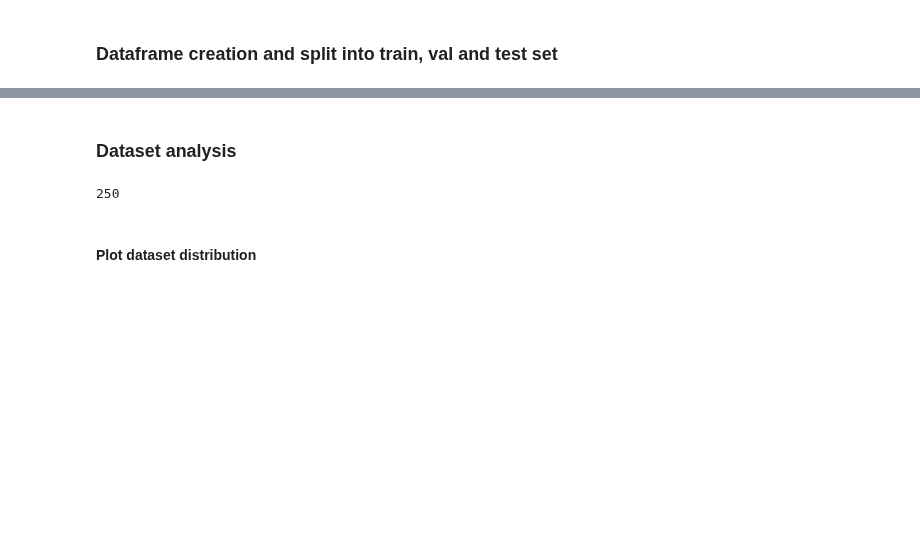
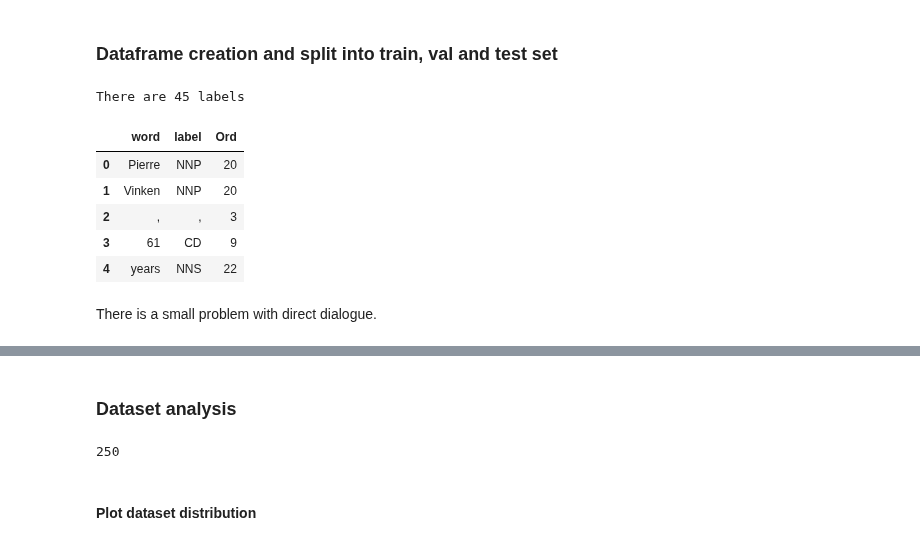
Before and after one commit to younik/pos-tagging, a Jupyter notebook: word-tagging/Assignment_1.ipynb, the cells around one changed output, grey strips where cells are left out. Cells and saved outputs as stored; diff of their text form; code cells hidden in the pictures; blank space fills up the shorter version.

Commit message:
Aggiunti encoding delle label e divisione in frasi

```diff
--- a/word-tagging/Assignment_1.ipynb
+++ b/word-tagging/Assignment_1.ipynb
@@ -178,3 +180,8 @@ val_set = pd.concat(dfs[100:150], ignore_index=True)
 test_set = pd.concat(dfs[150:199], ignore_index=True)
 
 labels = dataset['label'].unique()
+# %%
+n_labels = len(labels)
+print(f'There are {n_labels} labels')
+# %% [output]
+There are 45 labels
@@ -180,0 +192,31 @@ labels = dataset['label'].unique()
+# %%
+#OneHotEncoding
+encoder = OneHotEncoder(handle_unknown='ignore',
+                        sparse = False,
+                        dtype = np.int32)
+
+y = np.array(train_set['label'], dtype = str).reshape(-1, 1)
+encoded_labels = encoder.fit_transform(y)
+
+encoded_labels = pd.DataFrame(encoded_labels)
+train_set = pd.concat([train_set, encoded_labels], axis=1)
+train_set.head()
+# %%
+#Ordinal Encoder
+encoder = OrdinalEncoder(dtype = np.int32)
+
+y = np.array(train_set['label'], dtype = str).reshape(-1, 1)
+encoded_labels = encoder.fit_transform(y)
+
+encoded_labels = pd.DataFrame(encoded_labels, columns=['Ord'])
+train_set = pd.concat([train_set, encoded_labels], axis=1)
+train_set.head()
+# %% [output]
+|  | word | label | Ord |
+| 0 | Pierre | NNP | 20 |
+| 1 | Vinken | NNP | 20 |
+| 2 | , | , | 3 |
+| 3 | 61 | CD | 9 |
+| 4 | years | NNS | 22 |
+# %% [markdown]
+There is a small problem with direct dialogue.
```
Also changed, not shown: parts of 8 cells of this notebook.
